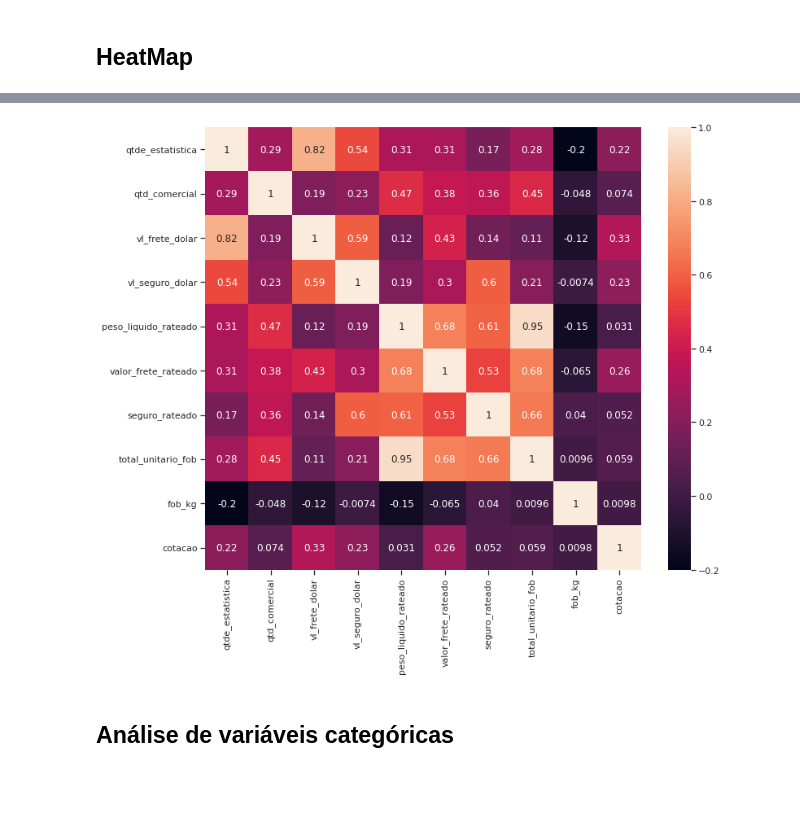
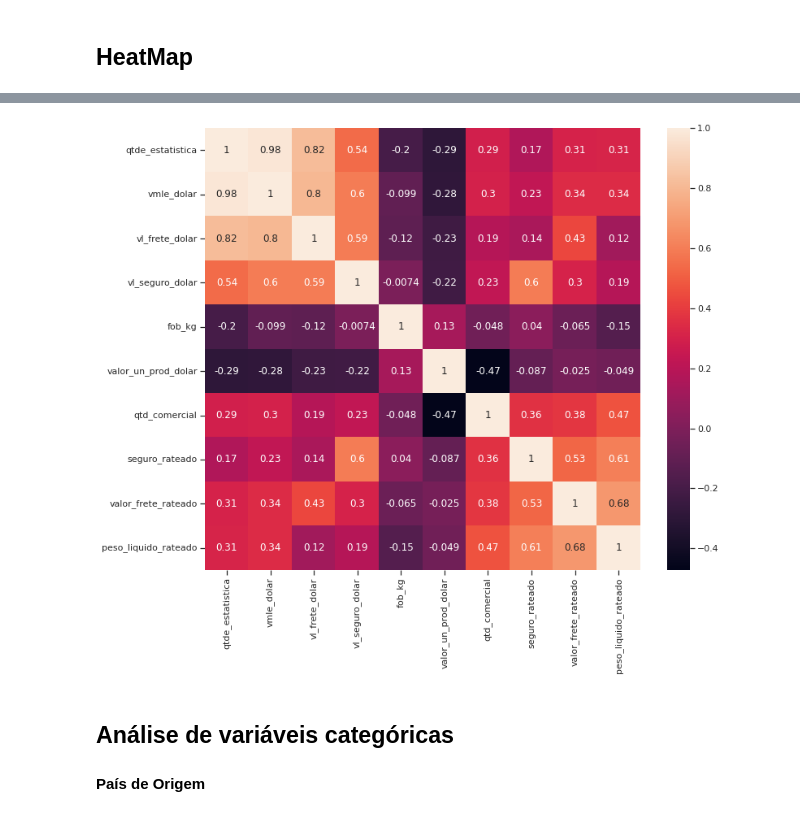
Before and after one commit to Mastroiani/TCC, a Jupyter notebook: TTOAED.ipynb, the cells around one changed output, grey strips where cells are left out. Drawn from its saved outputs; the diff is of its cells as text; code cells hidden in the pictures; blank space fills up the shorter version.

```diff
--- a/TTOAED.ipynb
+++ b/TTOAED.ipynb
@@ -997,23 +1000,23 @@ plt.savefig('heatmap.png')
 # %%
 plt.subplots(figsize=(12,10))
-sns.heatmap(df_aed[[
-    'qtde_estatistica',
-    'qtd_comercial',
-    'vl_frete_dolar',
-    'vl_seguro_dolar',
-    'peso_liquido_rateado',
-    'valor_frete_rateado',
-    'seguro_rateado',
-    'total_unitario_fob',
-    'fob_kg',
-    'cotacao',
-    'incompatibil'
-     ]].corr(),annot=True)
+sns.heatmap(df_aed[['qtde_estatistica',
+                    'vmle_dolar',
+                    'vl_frete_dolar',
+                    'vl_seguro_dolar',
+                    'fob_kg',
+                    'valor_un_prod_dolar',
+                    'qtd_comercial',
+                    'seguro_rateado',
+                    'valor_frete_rateado',
+                    'peso_liquido_rateado',
+                    'incompatibil'
+                    ]].corr(),annot=True)
 plt.savefig('heatmap.png')
 # %% [output]
-[figure, old version]
+[figure, new version]
 # %% [markdown]
 # <h2>Análise de variáveis categóricas</h2>
+<h4>País de Origem</h4>
 # %%
 info_pais_origem = df_filtrado[df_filtrado['incompatibil'] == 1]['pais_de_origem'].value_counts()
 
```
Also changed, not shown: parts of 13 cells of this notebook.
